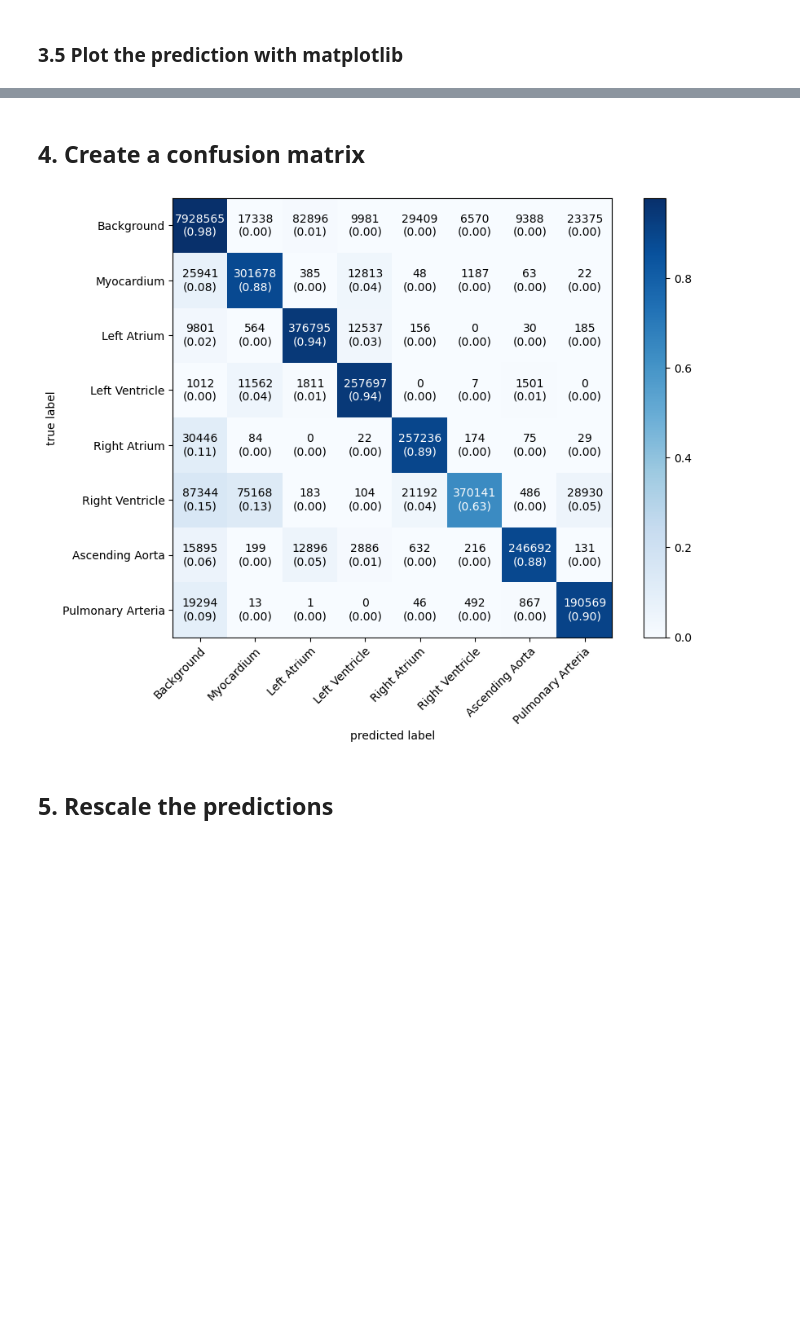
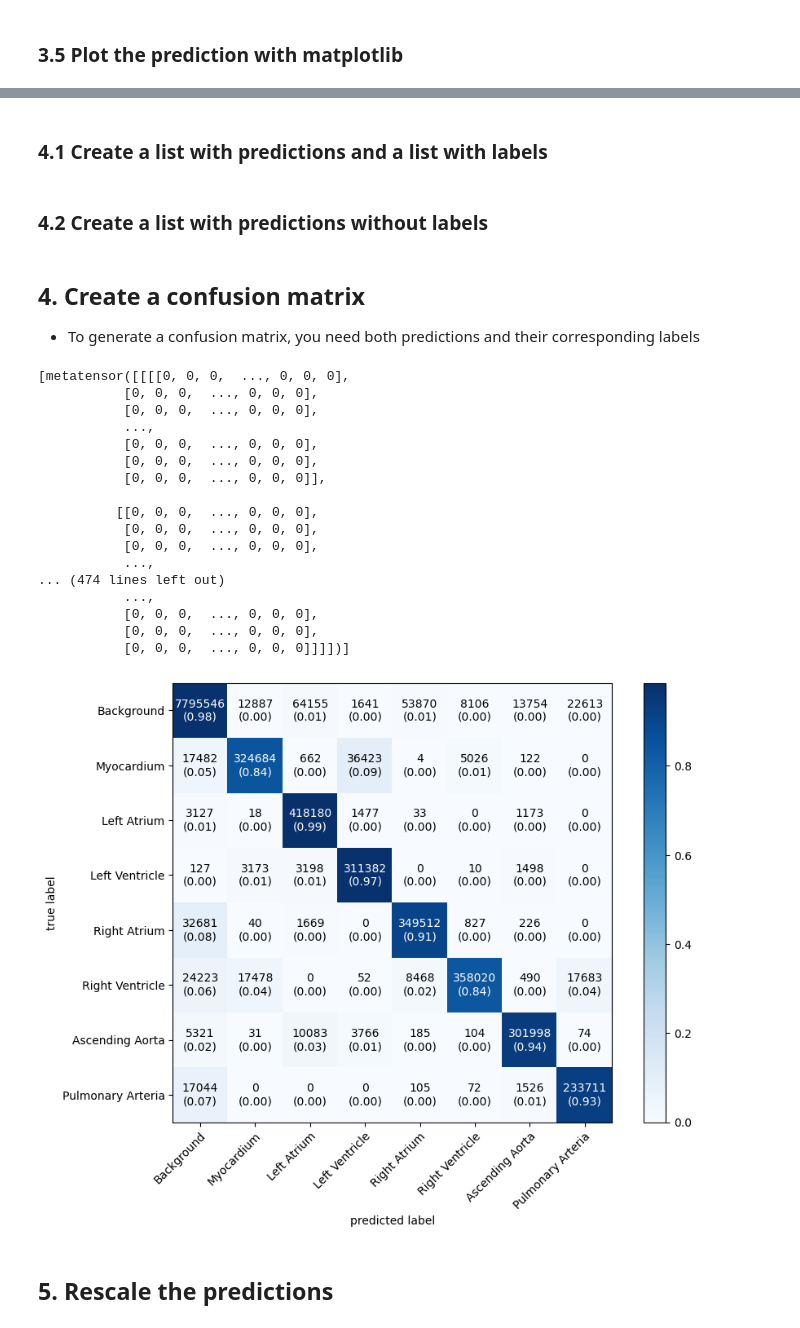
Before and after one commit to AdrianGraumnitz/Medical_Segmantion_PyTorch-MONAI, a Jupyter notebook: predictions.ipynb, the cells around one changed output, grey strips where cells are left out. Drawn from its saved outputs; the diff is of its cells as text; code cells hidden in the pictures; blank space fills up the shorter version.

```diff
--- a/predictions.ipynb
+++ b/predictions.ipynb
@@ -42,0 +47,3 @@ _, test_dataloader = data_setup.prepare(in_dir = in_dir.parent / 'data',
+# %%
+test_dataloader = data_setup.prepare_test_data(in_dir = in_dir.parent / 'data',
+                                        a_max = 300)
@@ -46,7 +55,7 @@ _, test_dataloader = data_setup.prepare(in_dir = in_dir.parent / 'data',
 num_classes = utils.number_of_classes(in_dir = in_dir.parent / 'data' / 'train_segmentations')
 model, device = u_net.unet(num_classes = num_classes)
 model = utils.load_weights(model = model,
-                           target_dir = target_dir / 'ModelV9_diceloss.pth').to(device)
+                           target_dir = target_dir / 'ModelV12_diceloss.pth').to(device)
 model.eval()
 # %% [output]
 [INFO] Number of classes: 8
@@ -113,13 +126,42 @@ plot.plot_image_label_prediction(test_patient = test_patient,
+# %% [markdown]
+### 4.1 Create a list with predictions and a list with labels
+# %%
+prediction_list, label_list = engine.create_prediction_list(model = model,
+                                                            test_dataloader = test_dataloader)
 # %% [markdown]
-## 4. Create a confusion matrix
+### 4.2 Create a list with predictions without labels
+# %%
+prediction_list, _ = engine.create_prediction_list(model = model,
+                                                test_dataloader = test_dataloader)
+# %% [markdown]
+## 4. Create a confusion matrix
+
+* To generate a confusion matrix, you need both predictions and their corresponding labels
 # %%
 class_names = ['Background', 'Myocardium', 'Left Atrium', 'Left Ventricle', 'Right Atrium', 'Right Ventricle', 'Ascending Aorta', 'Pulmonary Arteria']
 
-prediction_list = plot.plot_confusion_matrix(model = model,
-                                              test_dataloader = test_dataloader,
-                                              class_names = class_names)
+plot.plot_confusion_matrix(prediction_list = prediction_list,
+                           label_list = label_list,
+                           class_names = class_names)
 # %% [output]
+[metatensor([[[[0, 0, 0,  ..., 0, 0, 0],
+           [0, 0, 0,  ..., 0, 0, 0],
+           [0, 0, 0,  ..., 0, 0, 0],
+           ...,
+           [0, 0, 0,  ..., 0, 0, 0],
+           [0, 0, 0,  ..., 0, 0, 0],
+           [0, 0, 0,  ..., 0, 0, 0]],
+
+          [[0, 0, 0,  ..., 0, 0, 0],
+           [0, 0, 0,  ..., 0, 0, 0],
+           [0, 0, 0,  ..., 0, 0, 0],
+           ...,
+... (474 lines left out)
+           ...,
+           [0, 0, 0,  ..., 0, 0, 0],
+           [0, 0, 0,  ..., 0, 0, 0],
+           [0, 0, 0,  ..., 0, 0, 0]]]])]
-[figure, old version]
+[figure, new version]
 # %% [markdown]
 ## 5. Rescale the predictions
 # %%
```
Also changed, not shown: parts of 11 cells of this notebook, 6 other files.
